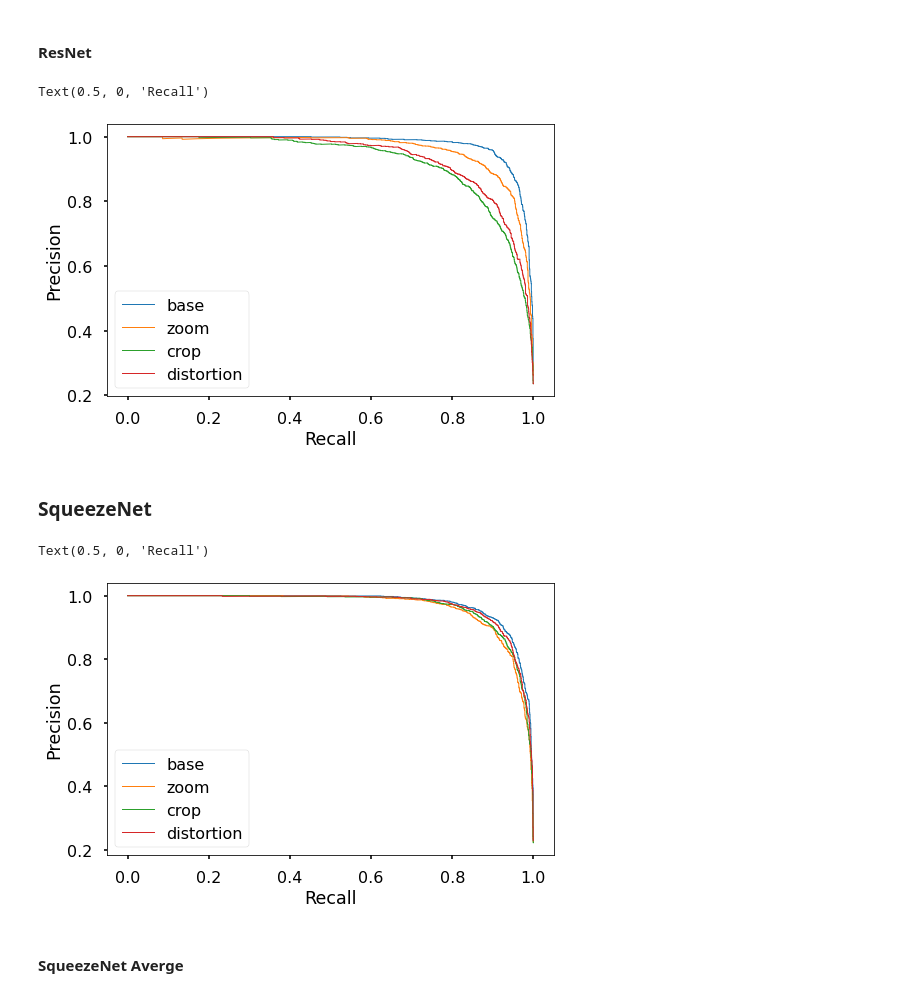
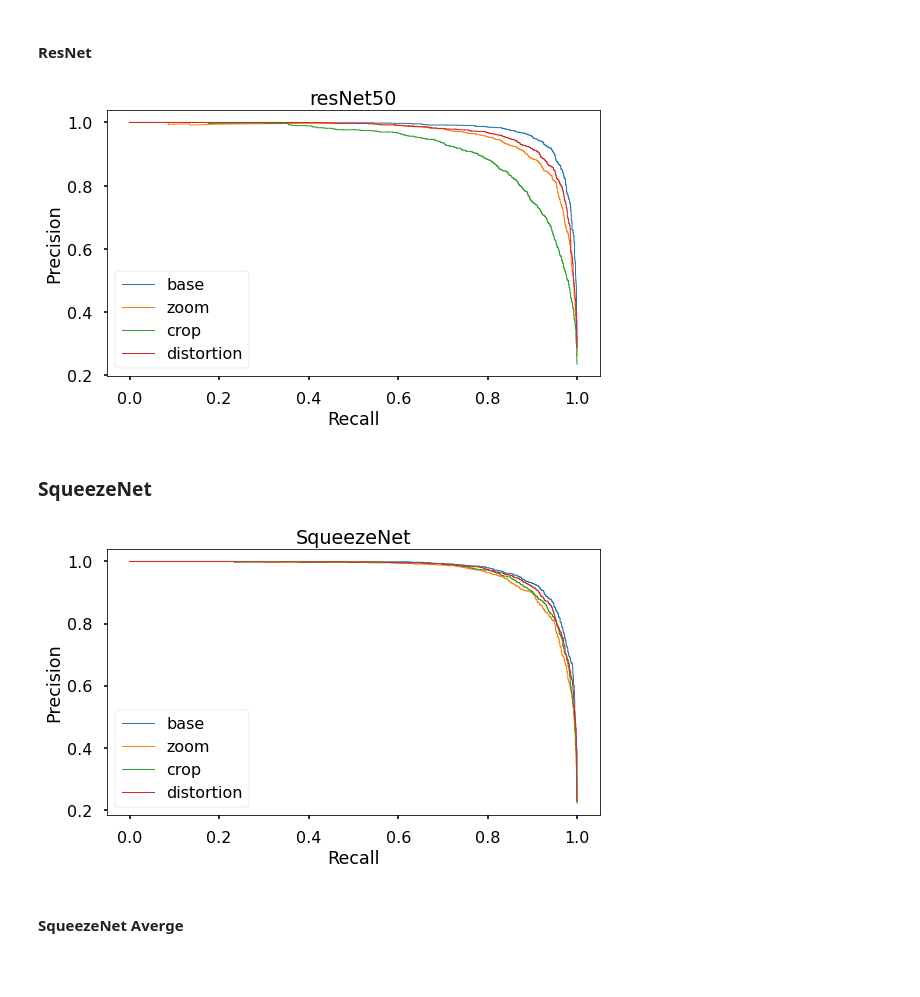
Before and after one commit to lilsummer/CS598_DL, a Jupyter notebook: notebook/plot_figures.ipynb, the cells around one changed output. Cells and saved outputs as stored; diff of their text form; code cells hidden in the pictures; blank space fills up the shorter version.

```diff
--- a/notebook/plot_figures.ipynb
+++ b/notebook/plot_figures.ipynb
@@ -45,0 +87,16 @@ plt.savefig('loss_curve_resnet_20epochs_new_baseline.pdf')
+# %%
+train_loss, val_loss = [], []
+for i,v in enumerate(loss):
+    if i%2==0:
+        train_loss.append(v)
+    else:
+        val_loss.append(v)
+plt.figure(figsize=(8,5))
+plt.style.use('seaborn-poster')
+plt.xlabel('Epoch')
+plt.ylabel('Loss')
+plt.plot(np.arange(20), train_loss, label='train')
+plt.plot(np.arange(20), val_loss, label='valid')
+plt.legend()
+plt.tight_layout()
+plt.savefig('loss_curve_resnet_pipeline1.pdf')
@@ -50,22 +109,25 @@ import pandas as pd
 # %% [markdown]
 #### ResNet
 # %%
-baseline = pd.read_csv('../cg_experiment/pc_curve_res_base.csv')
+baseline = pd.read_csv('../cg_experiment/pc_curve_0420_baseline_resize_3.csv')
 crop = pd.read_csv('../cg_experiment/pc_curve_res_crop.csv')
-distor = pd.read_csv('../cg_experiment/pc_curve_res_distort.csv')
+distor = pd.read_csv('../cg_experiment/pc_curve_0420_distort_3.csv')
 zoom = pd.read_csv('../cg_experiment/pc_curve_res_zoom.csv')
 # %%
 plt.figure(figsize=(8,5))
 plt.plot(baseline.recall, baseline.precision, label='base', linewidth=1)
 plt.plot(zoom.recall, zoom.precision, label='zoom',linewidth=1)
 plt.plot(crop.recall, crop.precision, label='crop', linewidth=1)
 plt.plot(distor.recall, distor.precision, label='distortion', linewidth=1)
 plt.legend()
 plt.ylabel('Precision')
 plt.xlabel('Recall')
+plt.title('resNet50')
+plt.tight_layout()
+
+plt.savefig('resnet_pr_curve.pdf')
 # %% [output]
-Text(0.5, 0, 'Recall')
-[figure, old version]
+[figure, new version]
 # %% [markdown]
 ### SqueezeNet
 # %%
@@ -82,9 +144,12 @@ plt.plot(distor.recall, distor.precision, label='distortion', linewidth=1)
 plt.legend()
 plt.ylabel('Precision')
 plt.xlabel('Recall')
+plt.title('SqueezeNet')
+plt.tight_layout()
+
+plt.savefig('squeeze_pr_curve.pdf')
 # %% [output]
-Text(0.5, 0, 'Recall')
-[figure, old version]
+[figure, new version]
 # %% [markdown]
 #### SqueezeNet Averge
 # %%
```
Also changed, not shown: parts of 15 cells of this notebook, 4 other files.
